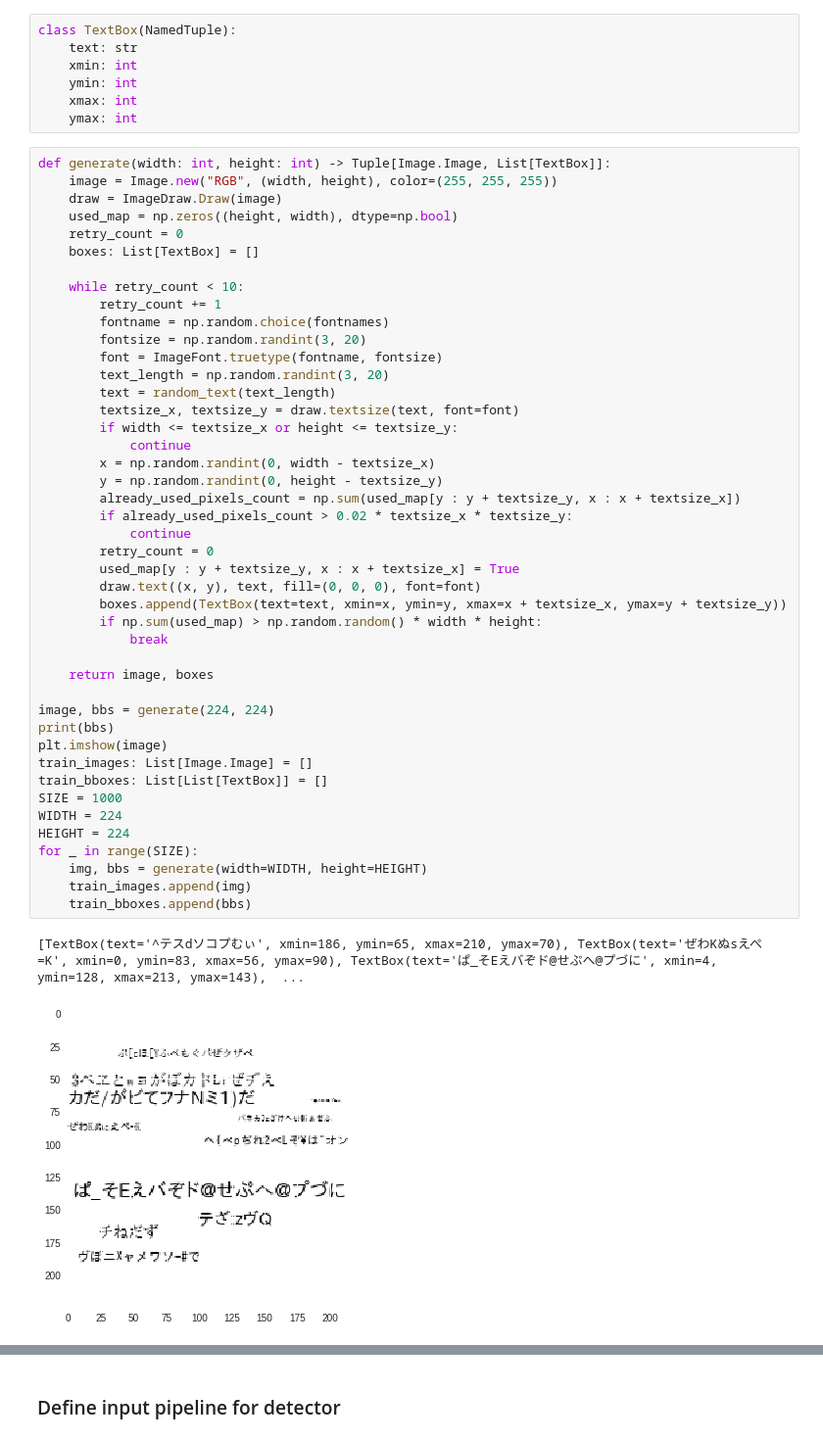
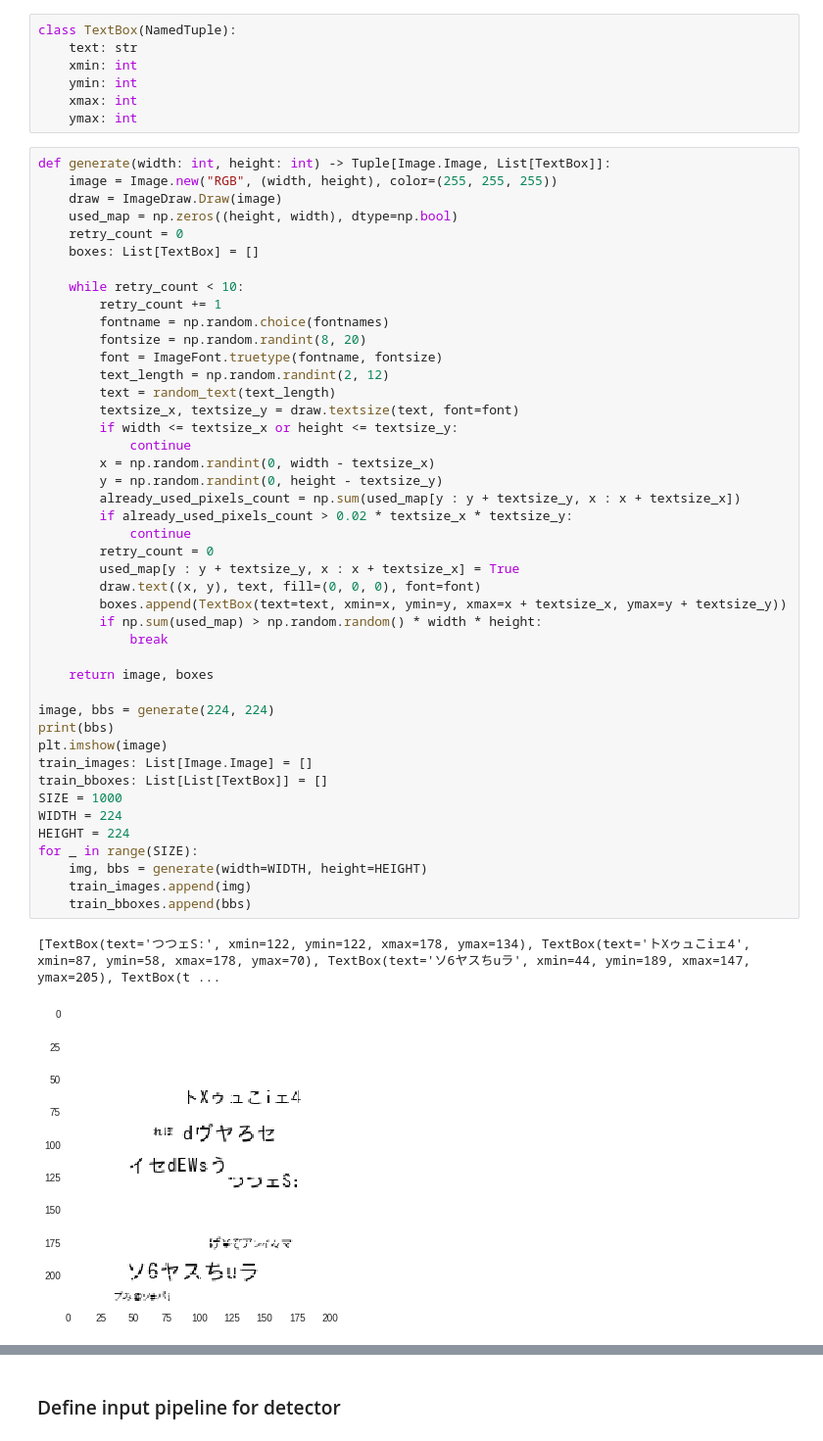
Before and after one commit to agatan/Building-OCR-System-TechBookFest6, a Jupyter notebook: techbook6.ipynb, the cells around one changed output, grey strips where cells are left out. Shown at 98% size. Saved outputs shown, nothing was run; the diff lists cells and outputs as text.

```diff
--- a/techbook6.ipynb
+++ b/techbook6.ipynb
@@ -81,39 +81,39 @@ def generate(width: int, height: int) -> Tuple[Image.Image, List[TextBox]]:
     while retry_count < 10:
         retry_count += 1
         fontname = np.random.choice(fontnames)
-        fontsize = np.random.randint(3, 20)
+        fontsize = np.random.randint(8, 20)
         font = ImageFont.truetype(fontname, fontsize)
-        text_length = np.random.randint(3, 20)
+        text_length = np.random.randint(2, 12)
         text = random_text(text_length)
         textsize_x, textsize_y = draw.textsize(text, font=font)
         if width <= textsize_x or height <= textsize_y:
             continue
         x = np.random.randint(0, width - textsize_x)
         y = np.random.randint(0, height - textsize_y)
         already_used_pixels_count = np.sum(used_map[y : y + textsize_y, x : x + textsize_x])
         if already_used_pixels_count > 0.02 * textsize_x * textsize_y:
             continue
         retry_count = 0
         used_map[y : y + textsize_y, x : x + textsize_x] = True
         draw.text((x, y), text, fill=(0, 0, 0), font=font)
         boxes.append(TextBox(text=text, xmin=x, ymin=y, xmax=x + textsize_x, ymax=y + textsize_y))
         if np.sum(used_map) > np.random.random() * width * height:
             break
 
     return image, boxes
 
 image, bbs = generate(224, 224)
 print(bbs)
 plt.imshow(image)
 train_images: List[Image.Image] = []
 train_bboxes: List[List[TextBox]] = []
 SIZE = 1000
 WIDTH = 224
 HEIGHT = 224
 for _ in range(SIZE):
     img, bbs = generate(width=WIDTH, height=HEIGHT)
     train_images.append(img)
     train_bboxes.append(bbs)
 # %% [output]
-[TextBox(text='^テスdソコプむぃ', xmin=186, ymin=65, xmax=210, ymax=70), TextBox(text='ぜわKぬsえぺ=K', xmin=0, ymin=83, xmax=56, ymax=90), TextBox(text='ぱ_そEえバぞド@せぷへ@プづに', xmin=4, ymin=128, xmax=213, ymax=143),  ...
+[TextBox(text='つつェS:', xmin=122, ymin=122, xmax=178, ymax=134), TextBox(text='トXゥュこiェ4', xmin=87, ymin=58, xmax=178, ymax=70), TextBox(text='ソ6ヤスちuラ', xmin=44, ymin=189, xmax=147, ymax=205), TextBox(t ...
-[figure, old version]
+[figure, new version]
```
Also changed, not shown: parts of 25 cells of this notebook.
